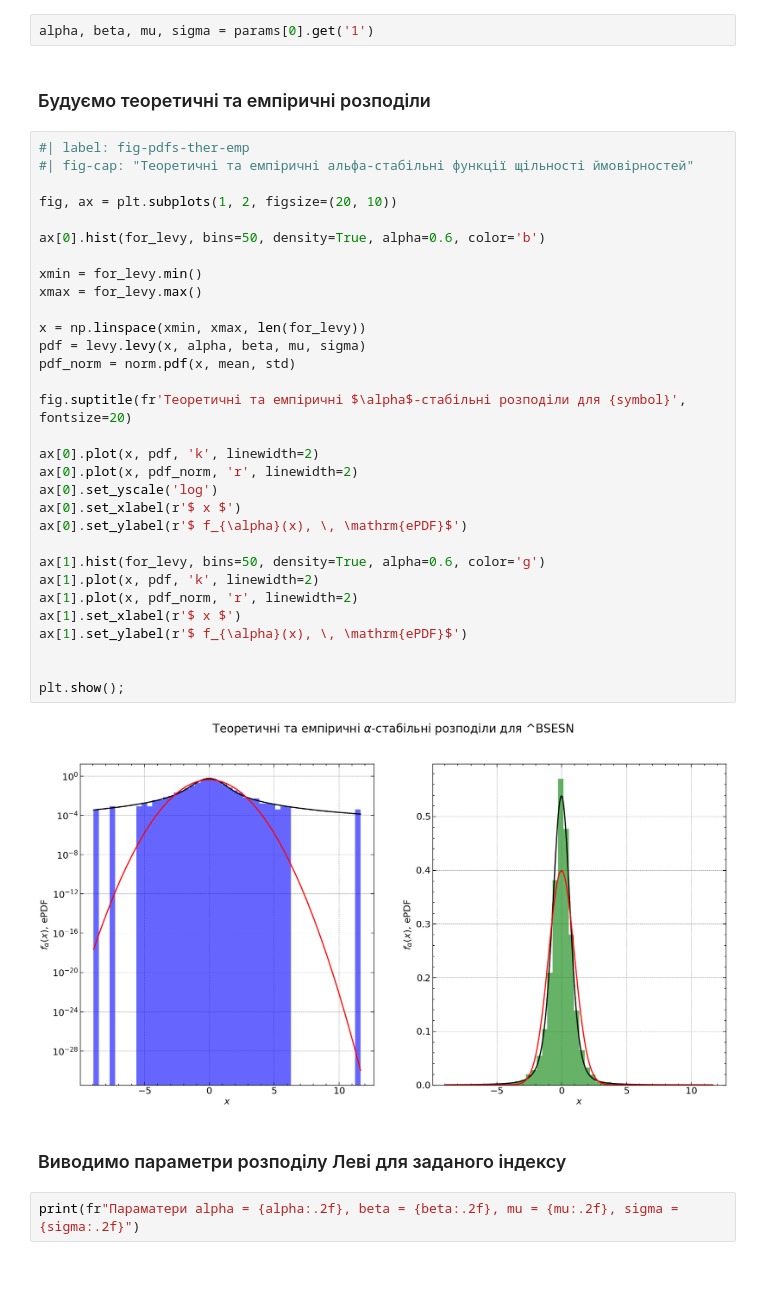
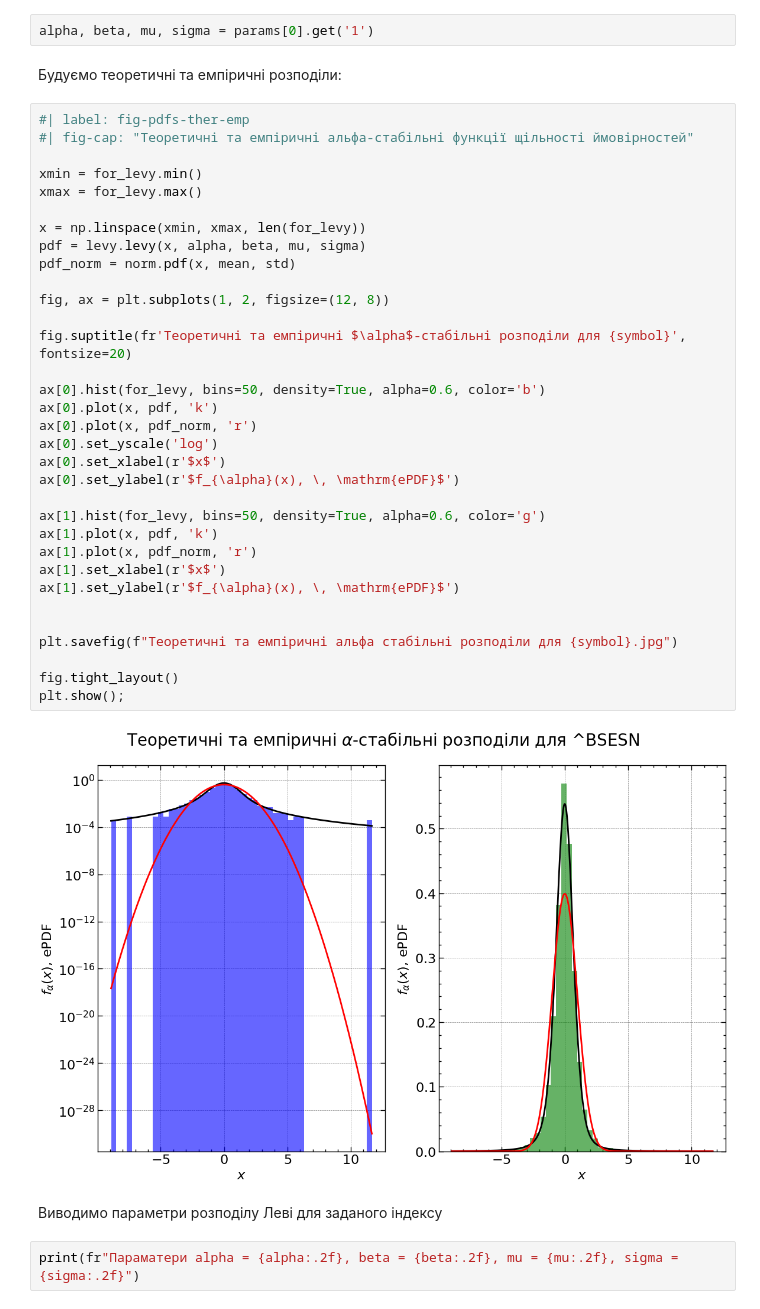
Before and after one commit to Butman2099/Complex-systems-book, a Jupyter notebook: lab_12.ipynb, the cells around one changed output. Drawn from its saved outputs; the diff is of its cells as text; blank space fills up the shorter version.

```diff
--- a/lab_12.ipynb
+++ b/lab_12.ipynb
@@ -1064,42 +1135,44 @@ mean, std = norm.fit(for_levy)
 # %%
 alpha, beta, mu, sigma = params[0].get('1')
 # %% [markdown]
-### Будуємо теоретичні та емпіричні розподіли
+Будуємо теоретичні та емпіричні розподіли:
 # %%
 #| label: fig-pdfs-ther-emp
 #| fig-cap: "Теоретичні та емпіричні альфа-стабільні функції щільності ймовірностей"
-
-fig, ax = plt.subplots(1, 2, figsize=(20, 10))
-
-ax[0].hist(for_levy, bins=50, density=True, alpha=0.6, color='b')
 
 xmin = for_levy.min()
 xmax = for_levy.max()
 
 x = np.linspace(xmin, xmax, len(for_levy))
 pdf = levy.levy(x, alpha, beta, mu, sigma)
 pdf_norm = norm.pdf(x, mean, std)
 
+fig, ax = plt.subplots(1, 2, figsize=(12, 8))
+
 fig.suptitle(fr'Теоретичні та емпіричні $\alpha$-стабільні розподіли для {symbol}', fontsize=20)
 
-ax[0].plot(x, pdf, 'k', linewidth=2)
-ax[0].plot(x, pdf_norm, 'r', linewidth=2)
+ax[0].hist(for_levy, bins=50, density=True, alpha=0.6, color='b')
+ax[0].plot(x, pdf, 'k')
+ax[0].plot(x, pdf_norm, 'r')
 ax[0].set_yscale('log')
-ax[0].set_xlabel(r'$ x $')
-ax[0].set_ylabel(r'$ f_{\alpha}(x), \, \mathrm{ePDF}$')
+ax[0].set_xlabel(r'$x$')
+ax[0].set_ylabel(r'$f_{\alpha}(x), \, \mathrm{ePDF}$')
 
 ax[1].hist(for_levy, bins=50, density=True, alpha=0.6, color='g')
-ax[1].plot(x, pdf, 'k', linewidth=2)
-ax[1].plot(x, pdf_norm, 'r', linewidth=2)
-ax[1].set_xlabel(r'$ x $')
-ax[1].set_ylabel(r'$ f_{\alpha}(x), \, \mathrm{ePDF}$')
+ax[1].plot(x, pdf, 'k')
+ax[1].plot(x, pdf_norm, 'r')
+ax[1].set_xlabel(r'$x$')
+ax[1].set_ylabel(r'$f_{\alpha}(x), \, \mathrm{ePDF}$')
 
 
+plt.savefig(f"Теоретичні та емпіричні альфа стабільні розподіли для {symbol}.jpg")
+
+fig.tight_layout()
 plt.show();
 # %% [output]
-[figure, old version]
+[figure, new version]
 # %% [markdown]
-### Виводимо параметри розподілу Леві для заданого індексу
+Виводимо параметри розподілу Леві для заданого індексу
 # %%
 print(fr"Параматери alpha = {alpha:.2f}, beta = {beta:.2f}, mu = {mu:.2f}, sigma = {sigma:.2f}")
 # %% [output]
```
Also changed, not shown: parts of 32 cells of this notebook, 32 other files.
